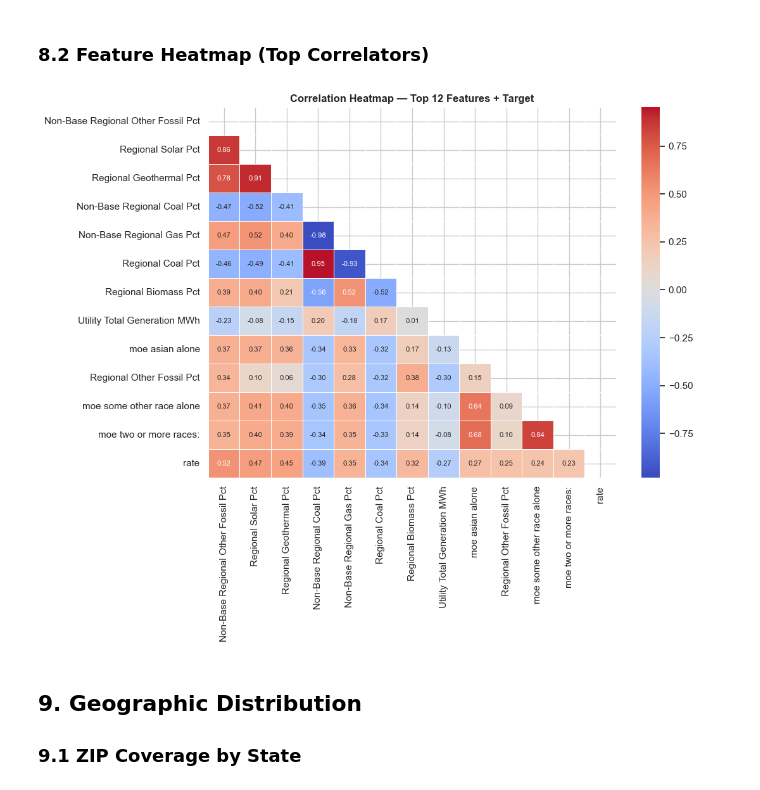
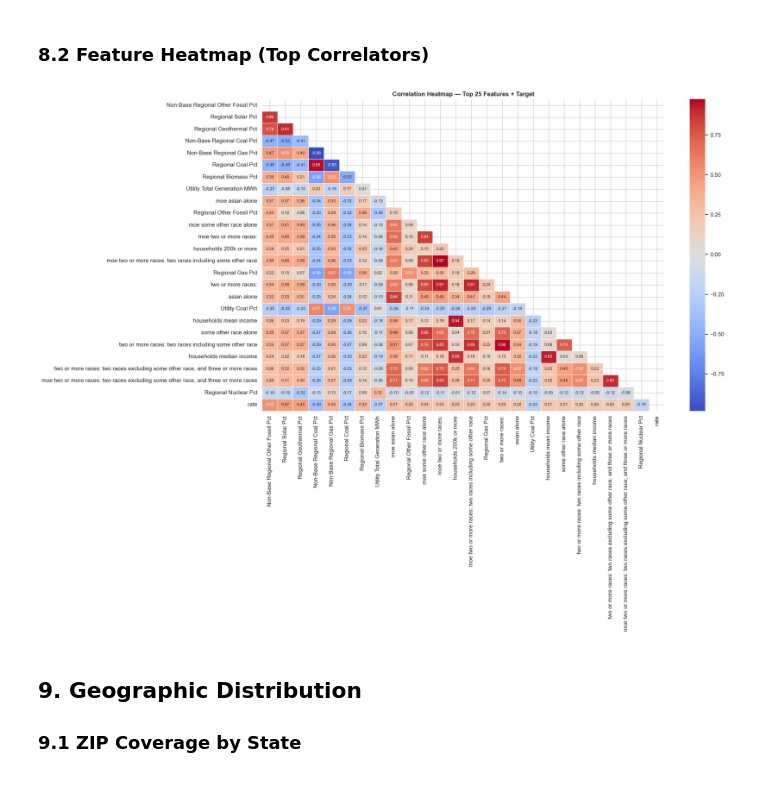
Before and after one commit to jcraciun/watts-the-cost-DATASCI-207, a Jupyter notebook: EDA_Julia_Craciun.ipynb, the cells around one changed output. Drawn from its saved outputs; the diff is of its cells as text; code cells hidden in the pictures.

Commit message:
Included more variables in heatmap

```diff
--- a/EDA_Julia_Craciun.ipynb
+++ b/EDA_Julia_Craciun.ipynb
@@ -507,20 +507,20 @@ plt.show()
 # %% [markdown]
 ### 8.2 Feature Heatmap (Top Correlators)
 # %%
-top_feats = corrs.abs().sort_values(ascending=False).head(12).index.tolist()
+top_feats = corrs.abs().sort_values(ascending=False).head(25).index.tolist()
 heatmap_df = df[top_feats + ['rate']].corr()
 heatmap_df.columns = [clean_label(c) for c in heatmap_df.columns]
 heatmap_df.index = heatmap_df.columns
 
-fig, ax = plt.subplots(figsize=(11, 9))
+fig, ax = plt.subplots(figsize=(20, 15))
 mask = np.triu(np.ones_like(heatmap_df, dtype=bool))
 sns.heatmap(heatmap_df, mask=mask, annot=True, fmt='.2f', cmap='coolwarm',
             center=0, linewidths=0.5, ax=ax, annot_kws={'size': 8})
-ax.set_title('Correlation Heatmap — Top 12 Features + Target', fontweight='bold')
+ax.set_title('Correlation Heatmap — Top 25 Features + Target', fontweight='bold')
 plt.tight_layout()
 plt.show()
 # %% [output]
-[figure, old version]
+[figure, new version]
 # %% [markdown]
 ## 9. Geographic Distribution
 
```
